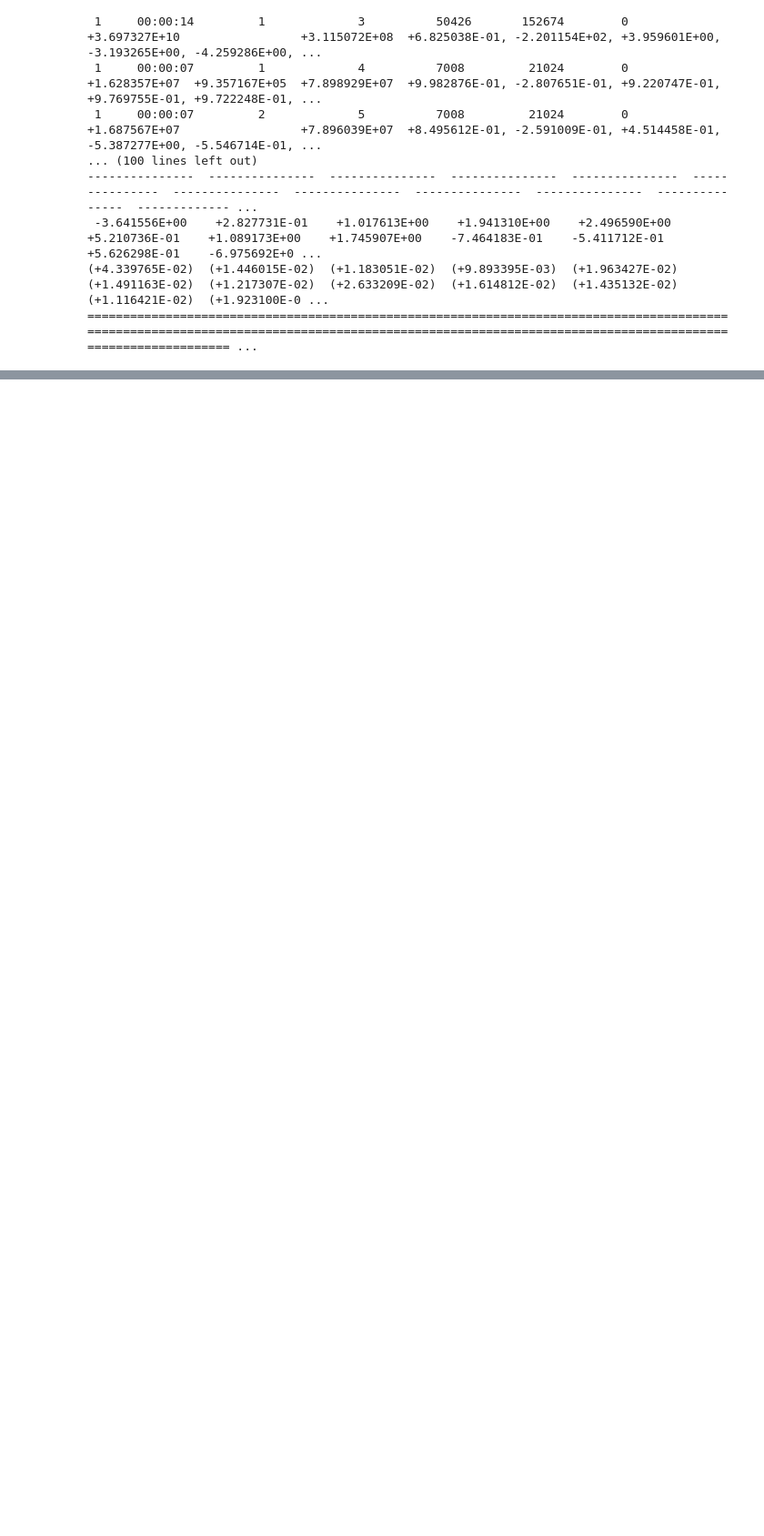
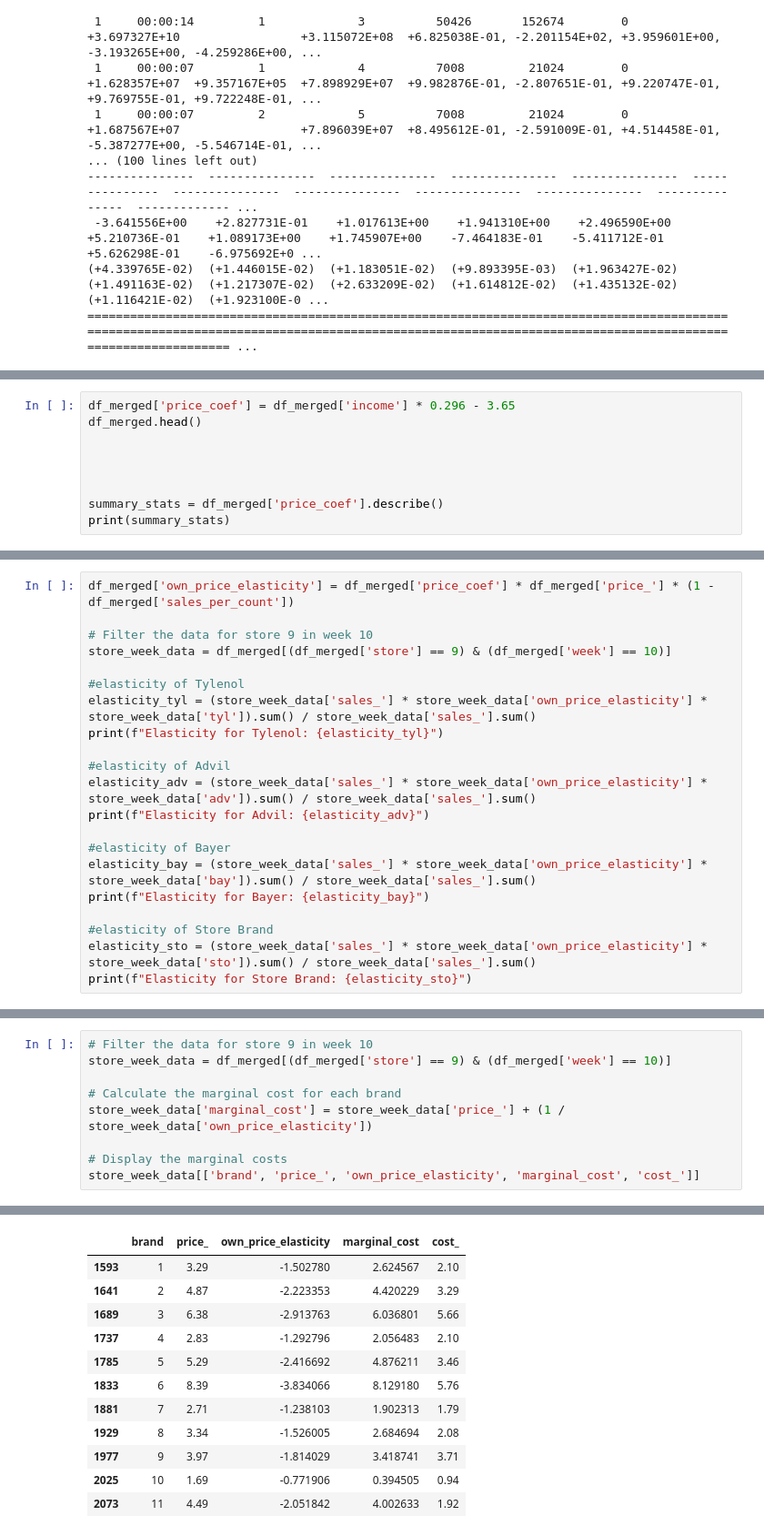
Before and after one commit to GuramL/IO-Assignment-1, a Jupyter notebook: Code.ipynb, the cells around one changed output, grey strips where cells are left out. Shown at 91% size. Cells and saved outputs as stored; diff of their text form; blank space fills up the shorter version.

```diff
--- a/Code.ipynb
+++ b/Code.ipynb
@@ -1051,0 +1066,9 @@ The fixed point computation of delta failed to converge. This problem can someti
+# %%
+df_merged['price_coef'] = df_merged['income'] * 0.296 - 3.65
+df_merged.head()
+
+
+
+
+summary_stats = df_merged['price_coef'].describe()
+print(summary_stats)
@@ -1051,0 +1101,21 @@ The fixed point computation of delta failed to converge. This problem can someti
+# %%
+df_merged['own_price_elasticity'] = df_merged['price_coef'] * df_merged['price_'] * (1 - df_merged['sales_per_count'])
+
+# Filter the data for store 9 in week 10
+store_week_data = df_merged[(df_merged['store'] == 9) & (df_merged['week'] == 10)]
+
+#elasticity of Tylenol
+elasticity_tyl = (store_week_data['sales_'] * store_week_data['own_price_elasticity'] * store_week_data['tyl']).sum() / store_week_data['sales_'].sum()
+print(f"Elasticity for Tylenol: {elasticity_tyl}")
+
+#elasticity of Advil
+elasticity_adv = (store_week_data['sales_'] * store_week_data['own_price_elasticity'] * store_week_data['adv']).sum() / store_week_data['sales_'].sum()
+print(f"Elasticity for Advil: {elasticity_adv}")
+
+#elasticity of Bayer
+elasticity_bay = (store_week_data['sales_'] * store_week_data['own_price_elasticity'] * store_week_data['bay']).sum() / store_week_data['sales_'].sum()
+print(f"Elasticity for Bayer: {elasticity_bay}")
+
+#elasticity of Store Brand
+elasticity_sto = (store_week_data['sales_'] * store_week_data['own_price_elasticity'] * store_week_data['sto']).sum() / store_week_data['sales_'].sum()
+print(f"Elasticity for Store Brand: {elasticity_sto}")
@@ -1051,0 +1177,10 @@ The fixed point computation of delta failed to converge. This problem can someti
+# %%
+# Filter the data for store 9 in week 10
+store_week_data = df_merged[(df_merged['store'] == 9) & (df_merged['week'] == 10)]
+
+# Calculate the marginal cost for each brand
+store_week_data['marginal_cost'] = store_week_data['price_'] + (1 / store_week_data['own_price_elasticity'])
+
+# Display the marginal costs
+store_week_data[['brand', 'price_', 'own_price_elasticity', 'marginal_cost', 'cost_']]
+# %% [output]
@@ -1051,0 +1192,12 @@ The fixed point computation of delta failed to converge. This problem can someti
+|  | brand | price_ | own_price_elasticity | marginal_cost | cost_ |
+| 1593 | 1 | 3.29 | -1.502780 | 2.624567 | 2.10 |
+| 1641 | 2 | 4.87 | -2.223353 | 4.420229 | 3.29 |
+| 1689 | 3 | 6.38 | -2.913763 | 6.036801 | 5.66 |
+| 1737 | 4 | 2.83 | -1.292796 | 2.056483 | 2.10 |
+| 1785 | 5 | 5.29 | -2.416692 | 4.876211 | 3.46 |
+| 1833 | 6 | 8.39 | -3.834066 | 8.129180 | 5.76 |
+| 1881 | 7 | 2.71 | -1.238103 | 1.902313 | 1.79 |
+| 1929 | 8 | 3.34 | -1.526005 | 2.684694 | 2.08 |
+| 1977 | 9 | 3.97 | -1.814029 | 3.418741 | 3.71 |
+| 2025 | 10 | 1.69 | -0.771906 | 0.394505 | 0.94 |
+| 2073 | 11 | 4.49 | -2.051842 | 4.002633 | 1.92 |
```
Also changed, not shown: parts of 10 cells of this notebook.
